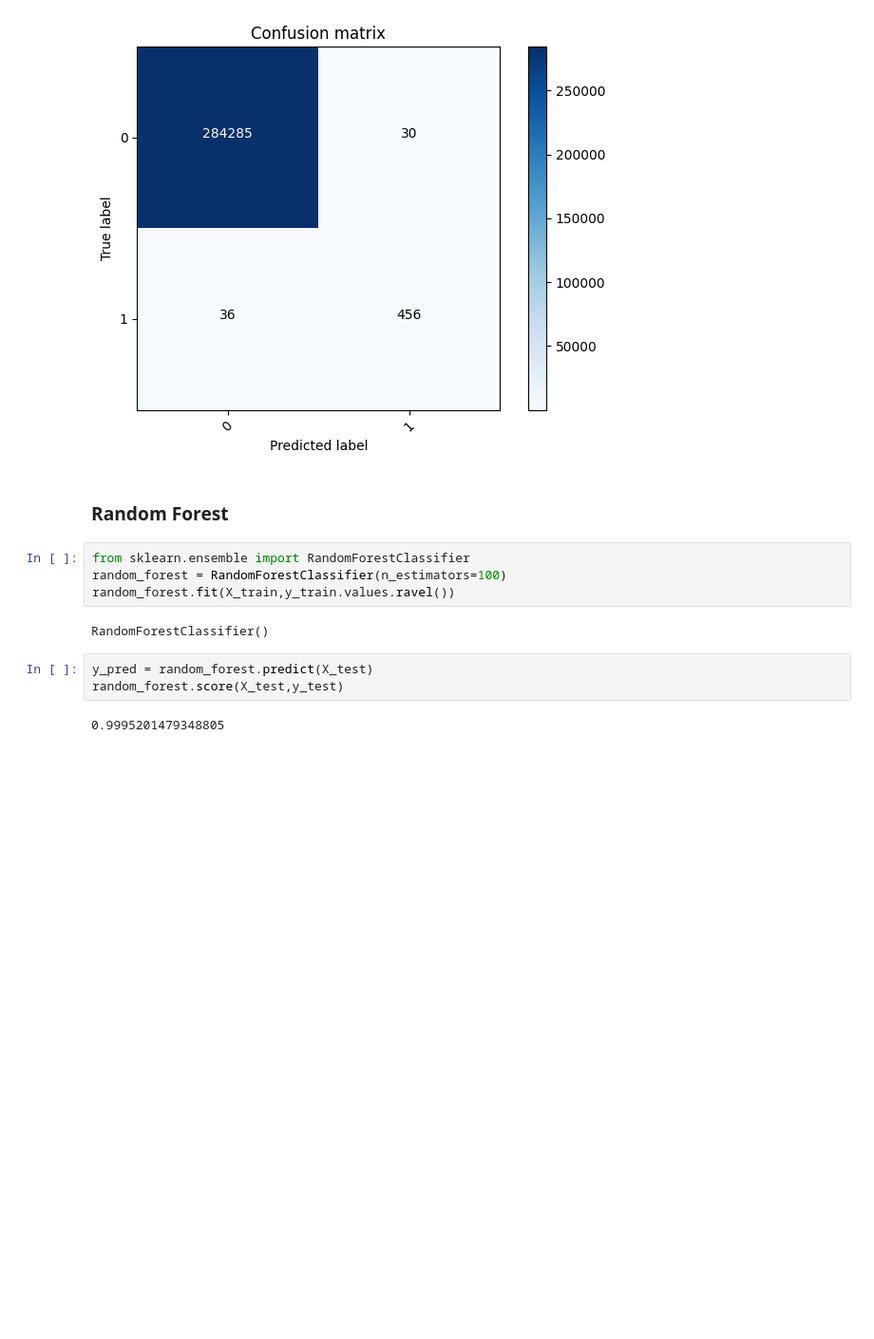
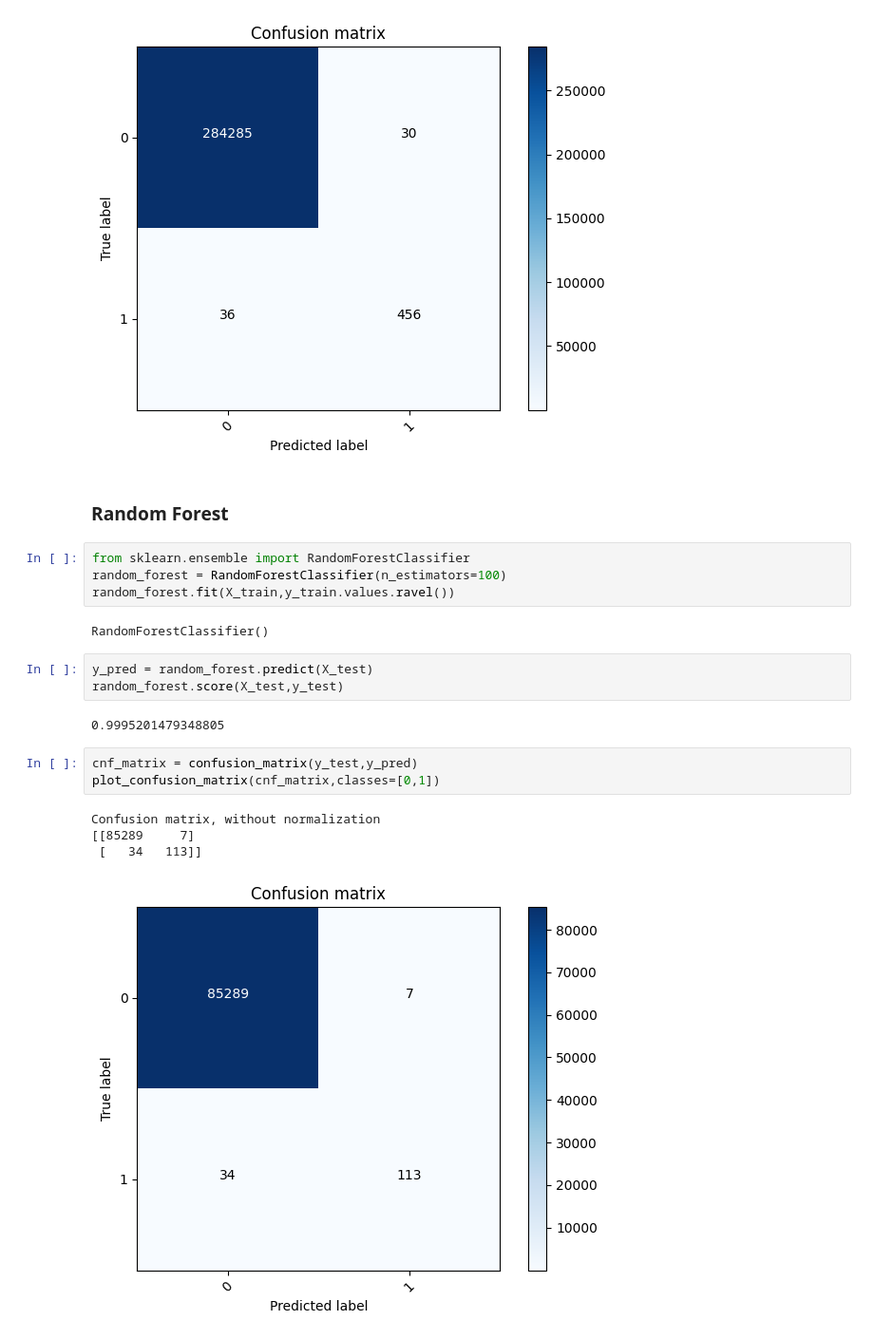
Before and after one commit to gilangluq/credit-card-fraud-detection-using-ML, a Jupyter notebook: credit-card-fraud-detection.ipynb, the cells around one changed output. Shown at 95% size. Drawn from its saved outputs; the diff is of its cells as text; blank space fills up the shorter version.

```diff
--- a/credit-card-fraud-detection.ipynb
+++ b/credit-card-fraud-detection.ipynb
@@ -392,3 +392,11 @@ y_pred = random_forest.predict(X_test)
 random_forest.score(X_test,y_test)
 # %% [output]
 0.9995201479348805
+# %%
+cnf_matrix = confusion_matrix(y_test,y_pred)
+plot_confusion_matrix(cnf_matrix,classes=[0,1])
+# %% [output]
+Confusion matrix, without normalization
+[[85289     7]
+ [   34   113]]
+[figure, added]
```
Also changed, not shown: parts of 1 cell of this notebook.
